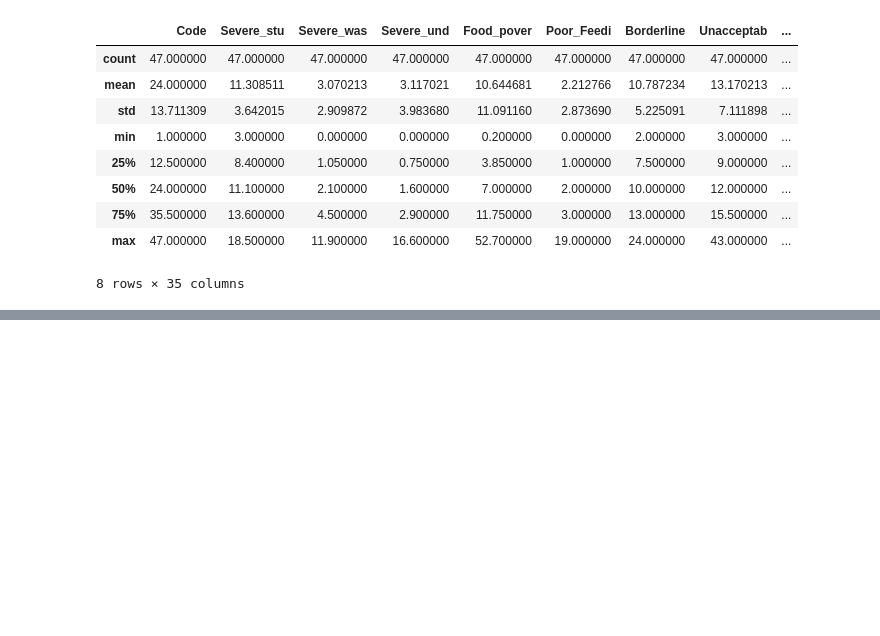
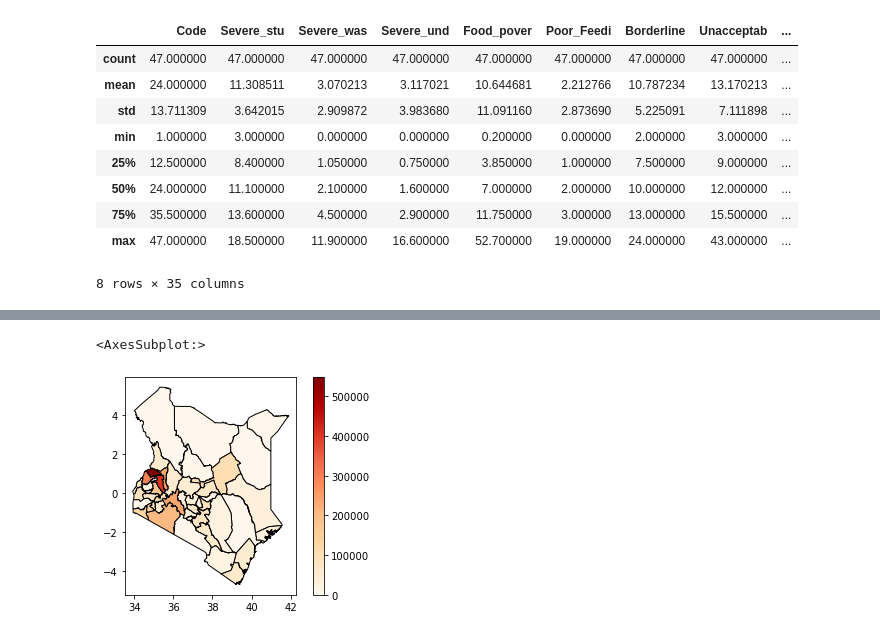
Before and after one commit to EvansKaranja/Food_security, a Jupyter notebook: Food Security.ipynb, the cells around one changed output, grey strips where cells are left out. Cells and saved outputs as stored; diff of their text form; code cells hidden in the pictures; blank space fills up the shorter version.

```diff
--- a/Food Security.ipynb
+++ b/Food Security.ipynb
@@ -71,0 +95,6 @@ fs_df.describe()
+# %%
+# Plot map for Maize production
+fs_df.plot(column='Maize_Prod', cmap='OrRd', edgecolor='k', legend=True)
+# %% [output]
+<AxesSubplot:>
+[figure, added]
```
Also changed, not shown: parts of 34 cells of this notebook, 1 other file.
